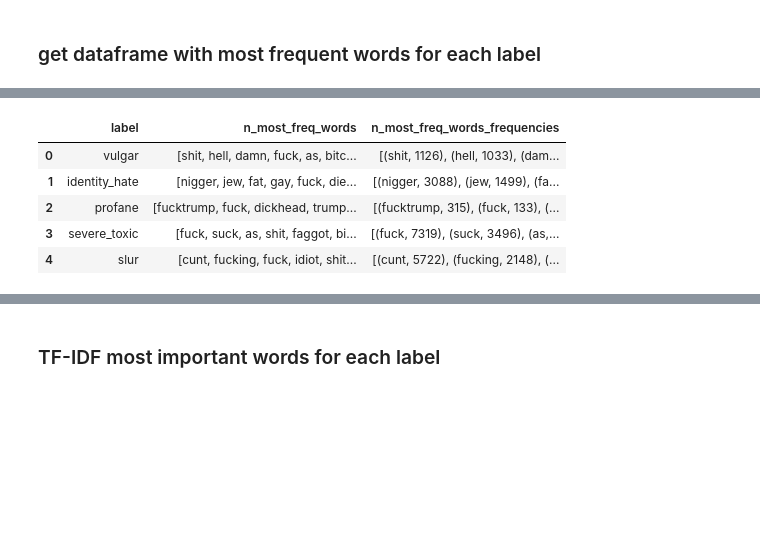
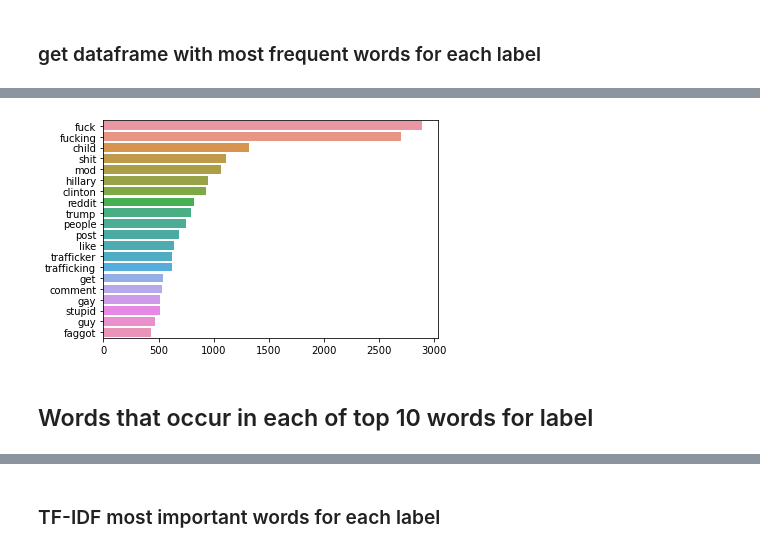
Before and after one commit to pushkill/NLP-project, a Jupyter notebook: analysis_jus.ipynb, the cells around one changed output, grey strips where cells are left out. Cells and saved outputs as stored; diff of their text form; code cells hidden in the pictures; blank space fills up the shorter version.

```diff
--- a/analysis_jus.ipynb
+++ b/analysis_jus.ipynb
@@ -155,3 +155,7 @@ words_freq = labels_most_frequent_words(df, label='vulgar', column='lemmas', n_w
+# %%
+words_freq = labels_most_frequent_words(df, label='abuse', column='lemmas', n_words = 20, visualise = True)
+# %% [output]
+[figure, added]
 # %%
 # df with most frequent/significant/important words for each label
 
@@ -165,12 +169,5 @@ def get_n_most_freq_words_df(df, top_n_words, words_column):
     return df_labels
 # %%
 df_labels_freq = get_n_most_freq_words_df(df, 100, 'lemmas')
-# %%
-df_labels_freq.head()
-# %% [output]
-|  | label | n_most_freq_words | n_most_freq_words_frequencies |
-| 0 | vulgar | [shit, hell, damn, fuck, as, bitc... | [(shit, 1126), (hell, 1033), (dam... |
-| 1 | identity_hate | [nigger, jew, fat, gay, fuck, die... | [(nigger, 3088), (jew, 1499), (fa... |
-| 2 | profane | [fucktrump, fuck, dickhead, trump... | [(fucktrump, 315), (fuck, 133), (... |
-| 3 | severe_toxic | [fuck, suck, as, shit, faggot, bi... | [(fuck, 7319), (suck, 3496), (as,... |
-| 4 | slur | [cunt, fucking, fuck, idiot, shit... | [(cunt, 5722), (fucking, 2148), (... |
+# %% [markdown]
+## Words that occur in each of top 10 words for label
```
Also changed, not shown: parts of 22 cells of this notebook, 22 other files.
